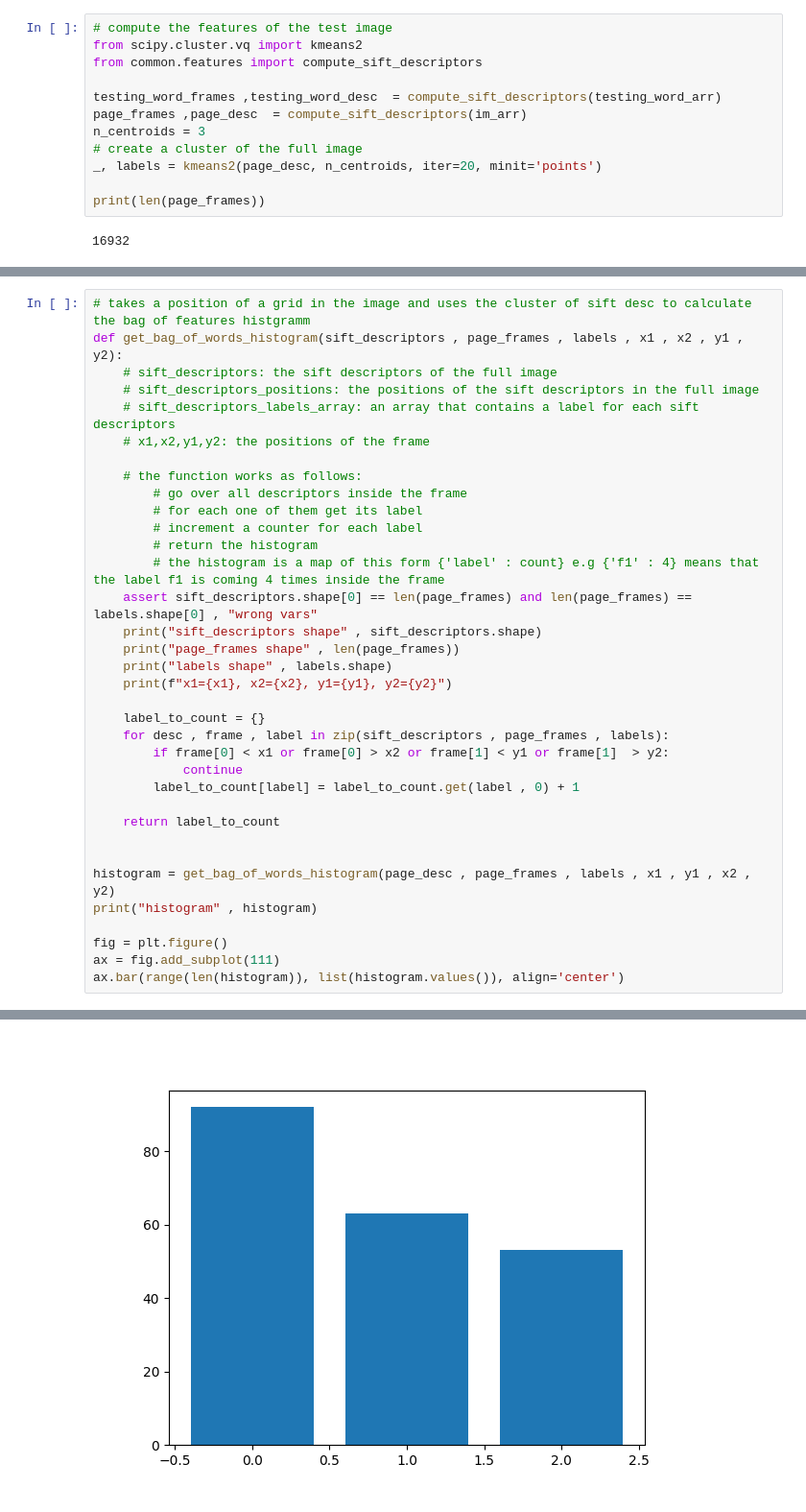
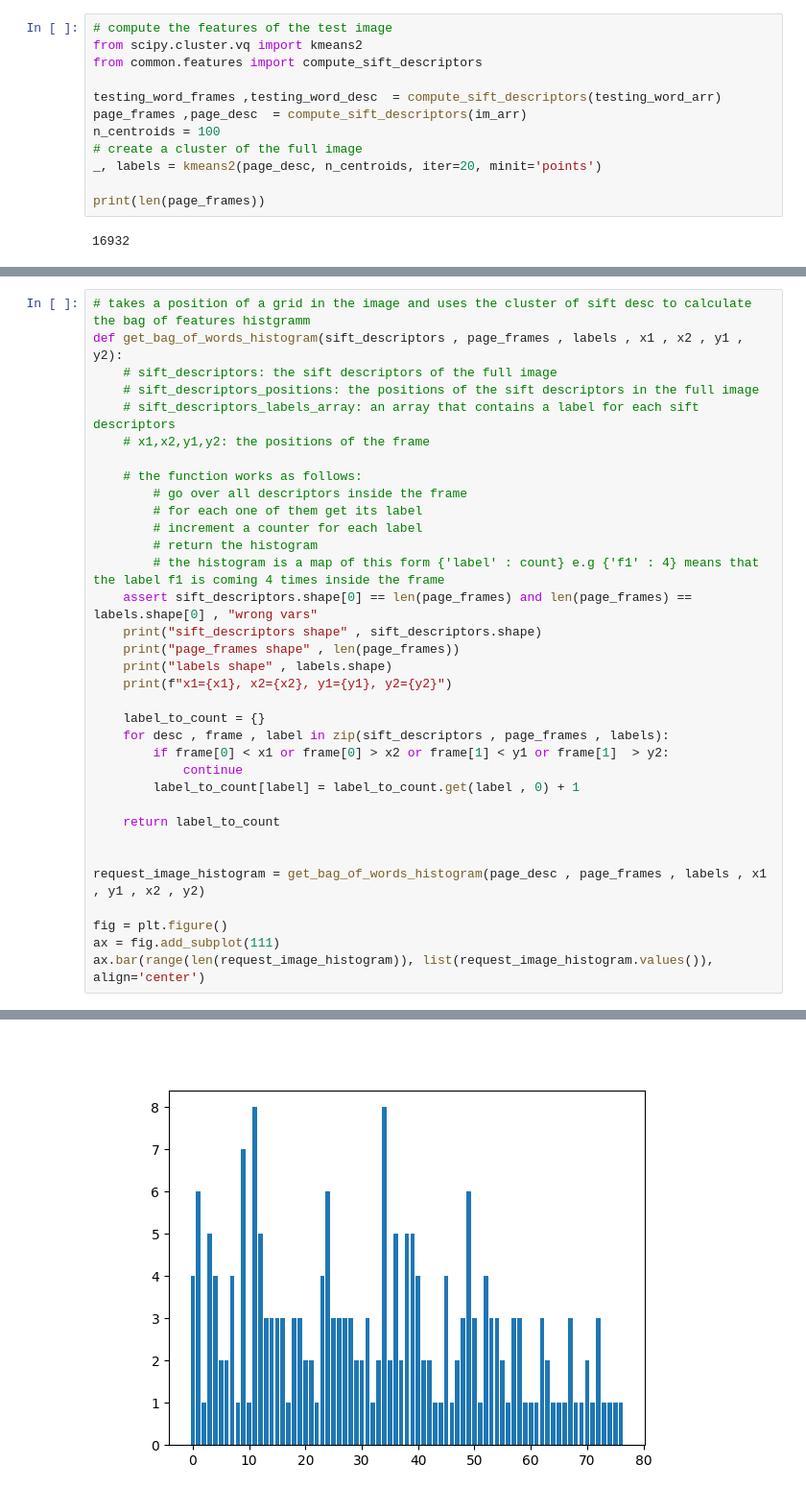
Before and after one commit to magdyamr542/fachprojekt, a Jupyter notebook: task/solution.ipynb, the cells around one changed output, grey strips where cells are left out. Shown at 96% size. Cells and saved outputs as stored; diff of their text form.

```diff
--- a/task/solution.ipynb
+++ b/task/solution.ipynb
@@ -49,7 +49,7 @@ from common.features import compute_sift_descriptors
 
 testing_word_frames ,testing_word_desc  = compute_sift_descriptors(testing_word_arr)
 page_frames ,page_desc  = compute_sift_descriptors(im_arr)
-n_centroids = 3
+n_centroids = 100
 # create a cluster of the full image
 _, labels = kmeans2(page_desc, n_centroids, iter=20, minit='points')
 
@@ -97,12 +97,11 @@ def get_bag_of_words_histogram(sift_descriptors , page_frames , labels , x1 , x2
 	return label_to_count
 
 
-histogram = get_bag_of_words_histogram(page_desc , page_frames , labels , x1 , y1 , x2 , y2)
-print("histogram" , histogram)
+request_image_histogram = get_bag_of_words_histogram(page_desc , page_frames , labels , x1 , y1 , x2 , y2)
 
 fig = plt.figure()
 ax = fig.add_subplot(111)
-ax.bar(range(len(histogram)), list(histogram.values()), align='center')
+ax.bar(range(len(request_image_histogram)), list(request_image_histogram.values()), align='center')
 # %% [output]
 sift_descriptors shape (16932, 128)
 page_frames shape 16932
@@ -113 +112 @@ histogram {0: 92, 1: 63, 2: 53}
-[figure, old version]
+[figure, new version]
```
Also changed, not shown: parts of 4 cells of this notebook.
